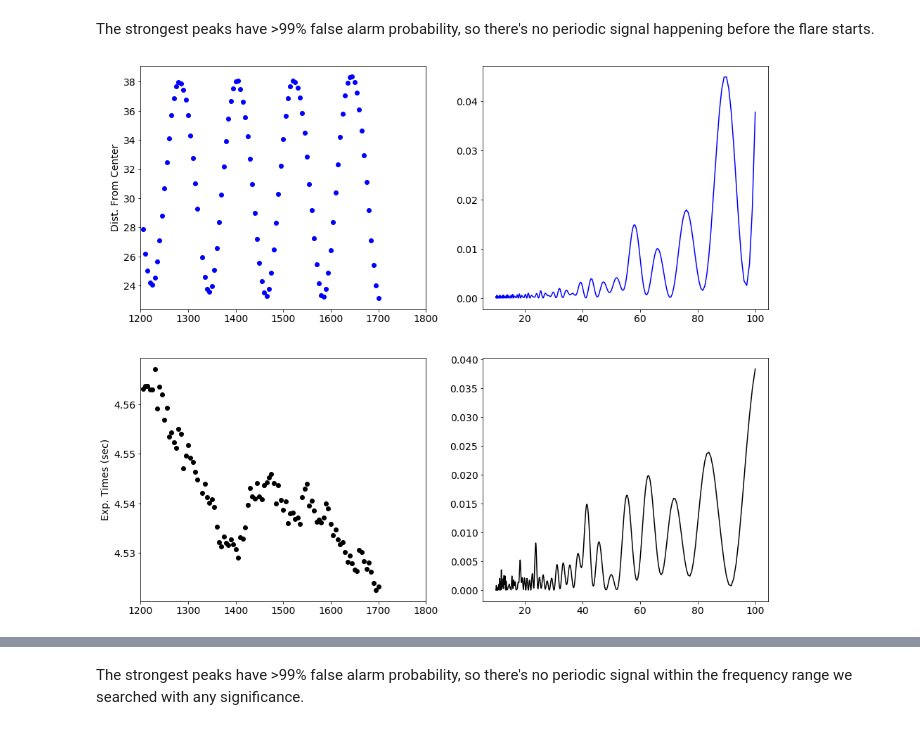
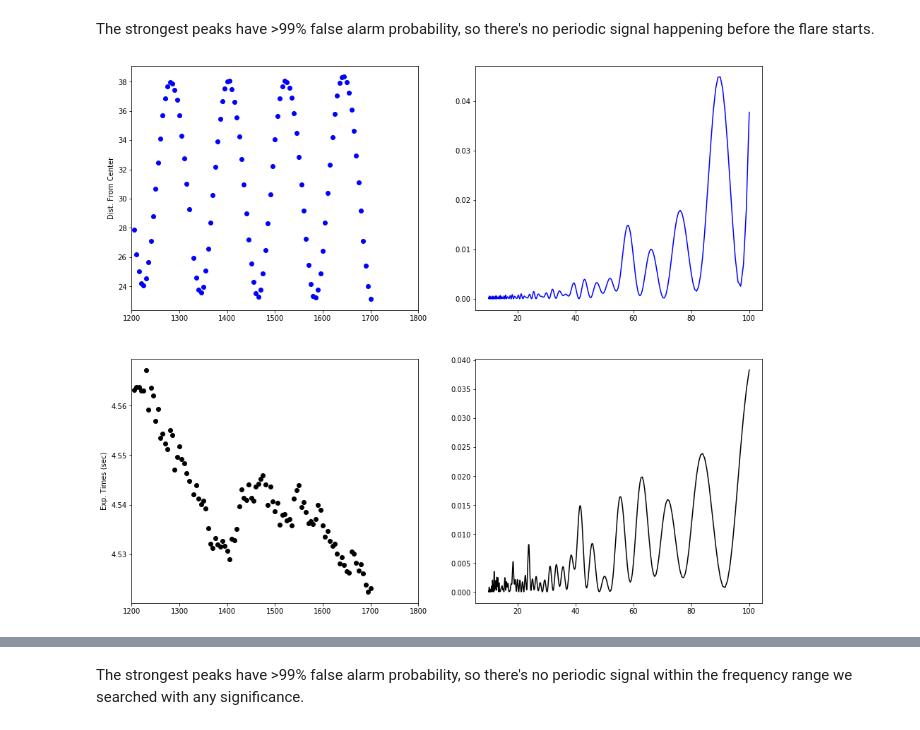
Before and after one commit to MillionConcepts/gfcat_gj65, a Jupyter notebook: src/uvceti/06-qpp_analysis.ipynb, the cells around one changed output, grey strips where cells are left out. Drawn from its saved outputs; the diff is of its cells as text; code cells hidden in the pictures.

```diff
--- a/src/uvceti/06-qpp_analysis.ipynb
+++ b/src/uvceti/06-qpp_analysis.ipynb
@@ -6,12 +6,12 @@ import gPhoton.MCUtils as mc
 from gPhoton.gphoton_utils import read_lc
 from gPhoton import gAperture
 from matplotlib import pyplot as plt
-import matplotlib
 import numpy as np
 import os
 from scipy.signal import savgol_filter
 %pylab inline
 pylab.rcParams['figure.figsize'] = (10, 6)
+plt.rcParams.update({'font.size': 14})
 # %% [output]
 Populating the interactive namespace from numpy and matplotlib
 # %%
@@ -77,7 +77,6 @@ frequency_nuv, power_nuv = lombscarg_nuv.autopower(minimum_frequency=0.01, maxim
 # Let's make a plot of the flare region of the light curve we are looking at (left column).
 # We'll also show the quick periodgrams we made (right column).
 fig, ((ax1,ax2,ax3),(ax4,ax5,ax6)) = plt.subplots(2, 3, figsize=(16,14))
-matplotlib.rcParams.update({'font.size': 14})
 ax1.errorbar(flare_times_fuv, flare_fluxes_fuv, yerr=flare_flux_errs_fuv,
              fmt='-b', label="FUV")
 ax1.plot(flare_times_fuv, fluxfitted_fuv, '-r', linewidth=2)
@@ -140,7 +139,6 @@ frequency_nuv, power_nuv = lombscarg_nuv.autopower(minimum_frequency=0.01, maxim
 # Let's make a plot of the pre-flare region of the light curve we are looking at (left column).
 # We'll also show the quick periodgrams we made (right column).
 fig, ((ax1,ax2),(ax3,ax4)) = plt.subplots(2, 2, figsize=(16,14))
-matplotlib.rcParams.update({'font.size': 14})
 ax1.errorbar(preflare_times_fuv, preflare_fluxes_fuv, yerr=preflare_flux_errs_fuv,
              fmt='bo', label="FUV, Pre-Flare")
 ax3.errorbar(preflare_times_nuv, preflare_fluxes_nuv, yerr=preflare_flux_errs_nuv,
@@ -179,35 +177,34 @@ The strongest peaks have >99% false alarm probability, so there's no periodic si
 # %%
 # One final test for GJ 65 itself: let's check what the periodgram of the spacecraft boresight looks like, to check
 # if this signal might be induced as part of the dither pattern.  This can be tracked in gPhoton results with the
 # 'detrad' parameter.  We will also make sure the variability is not correlated with the
 # effective exposure time within each time bin through the 'expt' parameter.
 flare_detrads = np.asarray(lc_nuv["detrad"])[where_flare_nuv]
 flare_expts = np.asarray(lc_nuv["expt"])[where_flare_nuv]
 
 # Let's do a periodagram to check for any strong periodic signals.
 lombscarg_nuv_detrad = LombScargle(flare_times_nuv, flare_detrads)
 frequency_nuv_detrad, power_nuv_detrad = lombscarg_nuv_detrad.autopower(
     minimum_frequency=0.01, maximum_frequency=0.1, samples_per_peak=20)
 lombscarg_nuv_expt = LombScargle(flare_times_nuv, flare_expts)
 frequency_nuv_expt, power_nuv_expt = lombscarg_nuv_expt.autopower(
     minimum_frequency=0.01, maximum_frequency=0.1, samples_per_peak=20)
 
 # Let's make a plot of these parameters over time (left column).
 # We'll also show the quick periodgrams we made (right column).
 fig, ((ax1,ax2),(ax3,ax4)) = plt.subplots(2, 2, figsize=(16,14))
-matplotlib.rcParams.update({'font.size': 14})
 ax1.plot(flare_times_nuv, flare_detrads, 'bo')
 ax1.set_ylabel("Dist. From Center")
 ax3.plot(flare_times_nuv, flare_expts, 'ko')
 ax3.set_ylabel("Exp. Times (sec)")
 ax2.plot(1./frequency_nuv_detrad, power_nuv_detrad, '-b')
 ax4.plot(1./frequency_nuv_expt, power_nuv_expt, '-k')
 # Set axis ranges appropriately.
 ax1.set_xlim(1200., 1800.)
 ax3.set_xlim(1200., 1800.)
 plt.show()
 # %% [output]
-[figure, old version]
+[figure, new version]
 # %%
 # What is the peak frequency and power?
 # Convert to numpy arrays to make use of the where() function.
```
Also changed, not shown: parts of 11 cells of this notebook, 2 other files.
